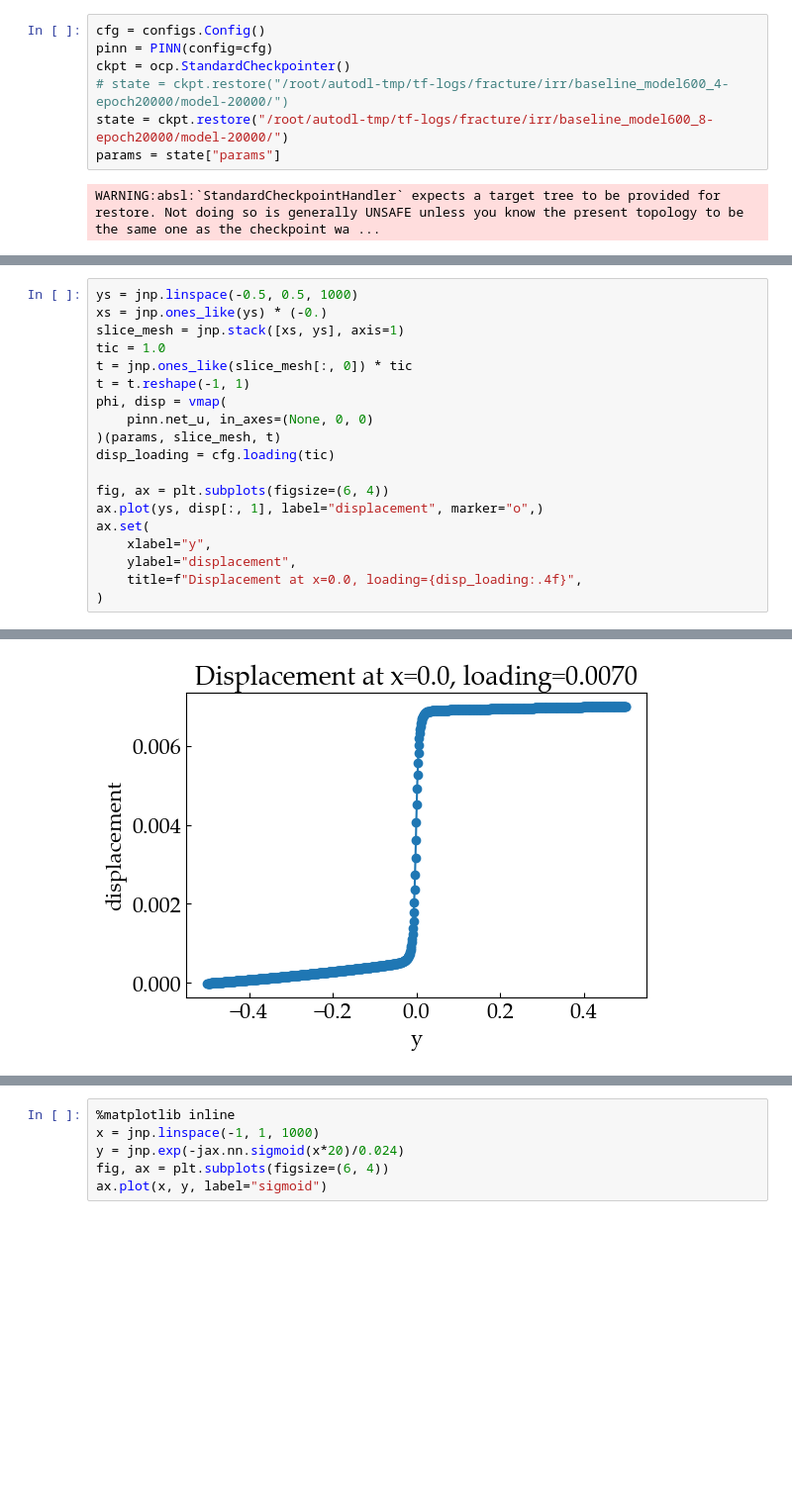
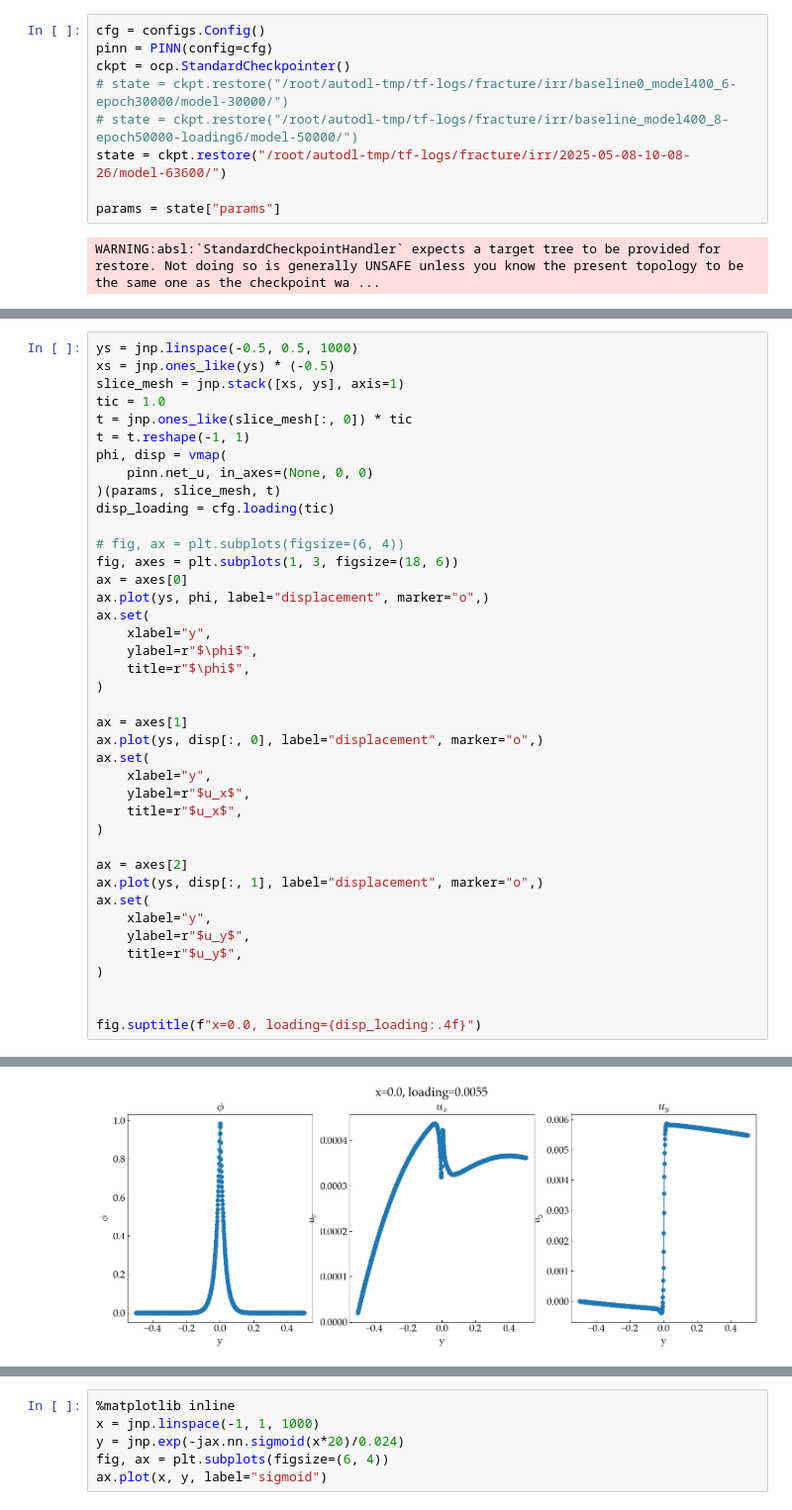
Before and after one commit to NanxiiChen/irr-pinns, a Jupyter notebook: examples/fracture/eval.ipynb, the cells around one changed output, grey strips where cells are left out. Shown at 99% size. Drawn from its saved outputs; the diff is of its cells as text; blank space fills up the shorter version.

Commit message:
update fracture

```diff
--- a/examples/fracture/eval.ipynb
+++ b/examples/fracture/eval.ipynb
@@ -36,8 +36,10 @@ rcParams.update({
 cfg = configs.Config()
 pinn = PINN(config=cfg)
 ckpt = ocp.StandardCheckpointer()
-# state = ckpt.restore("/root/autodl-tmp/tf-logs/fracture/irr/baseline_model600_4-epoch20000/model-20000/")
-state = ckpt.restore("/root/autodl-tmp/tf-logs/fracture/irr/baseline_model600_8-epoch20000/model-20000/")
+# state = ckpt.restore("/root/autodl-tmp/tf-logs/fracture/irr/baseline0_model400_6-epoch30000/model-30000/")
+# state = ckpt.restore("/root/autodl-tmp/tf-logs/fracture/irr/baseline_model400_8-epoch50000-loading6/model-50000/")
+state = ckpt.restore("/root/autodl-tmp/tf-logs/fracture/irr/2025-05-08-10-08-26/model-63600/")
+
 params = state["params"]
 # %% [output]
 WARNING:absl:`StandardCheckpointHandler` expects a target tree to be provided for restore. Not doing so is generally UNSAFE unless you know the present topology to be the same one as the checkpoint wa ...
@@ -118,6 +143,6 @@ ax.set(
 # %%
 ys = jnp.linspace(-0.5, 0.5, 1000)
-xs = jnp.ones_like(ys) * (-0.)
+xs = jnp.ones_like(ys) * (-0.5)
 slice_mesh = jnp.stack([xs, ys], axis=1)
 tic = 1.0
 t = jnp.ones_like(slice_mesh[:, 0]) * tic
@@ -127,11 +152,32 @@ phi, disp = vmap(
 )(params, slice_mesh, t)
 disp_loading = cfg.loading(tic)
 
-fig, ax = plt.subplots(figsize=(6, 4))
+# fig, ax = plt.subplots(figsize=(6, 4))
+fig, axes = plt.subplots(1, 3, figsize=(18, 6))
+ax = axes[0]
+ax.plot(ys, phi, label="displacement", marker="o",)
+ax.set(
+    xlabel="y",
+    ylabel=r"$\phi$",
+    title=r"$\phi$",
+)
+
+ax = axes[1]
+ax.plot(ys, disp[:, 0], label="displacement", marker="o",)
+ax.set(
+    xlabel="y",
+    ylabel=r"$u_x$",
+    title=r"$u_x$",
+)
+
+ax = axes[2]
 ax.plot(ys, disp[:, 1], label="displacement", marker="o",)
 ax.set(
     xlabel="y",
-    ylabel="displacement",
-    title=f"Displacement at x=0.0, loading={disp_loading:.4f}",
+    ylabel=r"$u_y$",
+    title=r"$u_y$",
 )
+
+
+fig.suptitle(f"x=0.0, loading={disp_loading:.4f}")
 # %% [output]
@@ -141,4 +185,4 @@ ax.set(
-[figure, old version]
+[figure, new version]
 # %%
 %matplotlib inline
 
```
Also changed, not shown: parts of 5 cells of this notebook, 4 other files.
